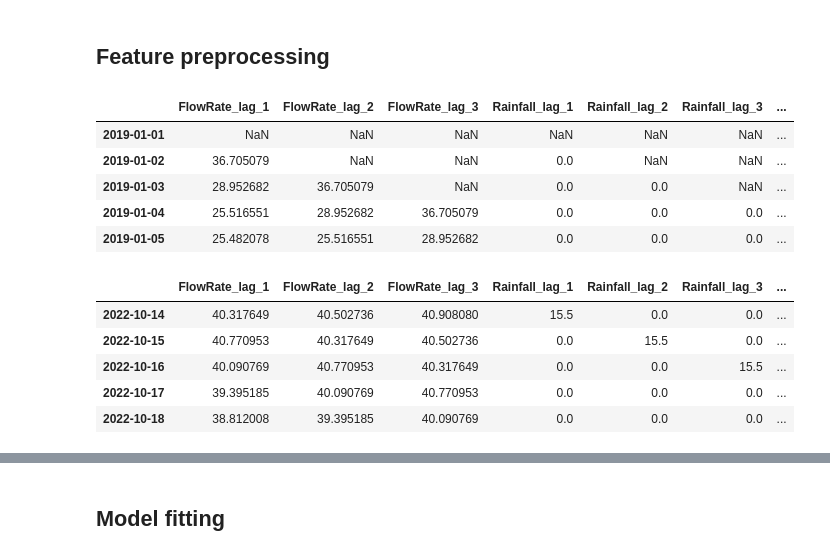
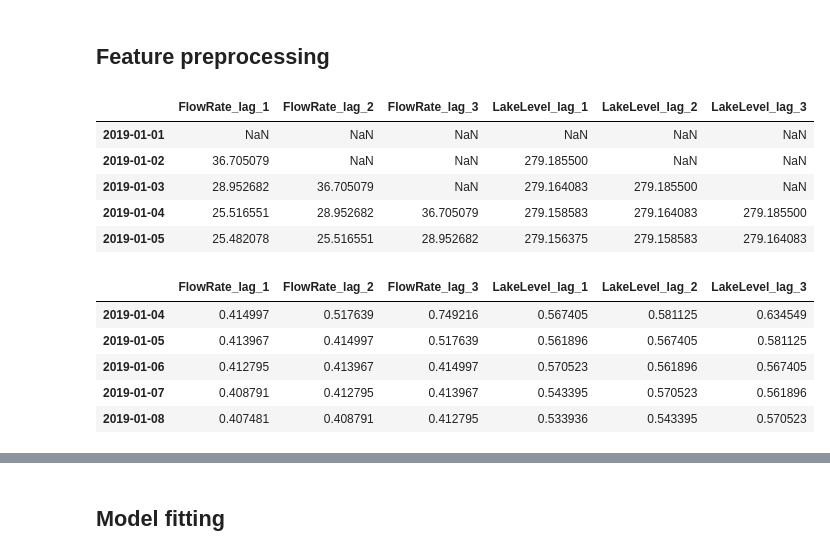
Before and after one commit to chrisgjarrett/kaituna-model, a Jupyter notebook: kaituna-flow-predictions-gate-level-classification.ipynb, the cells around one changed output, grey strips where cells are left out. Saved outputs shown, nothing was run; the diff lists cells and outputs as text; code cells hidden in the pictures.

Commit message:
Kaggle Notebook | Kaituna Flow Predictions Flowrate Classification | Version 12

```diff
--- a/kaituna-flow-predictions-gate-level-classification.ipynb
+++ b/kaituna-flow-predictions-gate-level-classification.ipynb
@@ -253,3 +273,6 @@ class ColumnDropperTransformer():
+# %%
+def round_to_nearest_n(data, rounding_level):
+    return rounding_level * round(data / rounding_level)
 # %% [markdown]
 # Preliminary Data Transforms
 # %%
@@ -277,8 +300,9 @@ memory usage: 1.8 MB
 kaituna_data["AverageGate"] = kaituna_data[["Gate1", "Gate2", "Gate3"]].mean(axis=1)
 
 # Average gate, rounded to the nearest 100
-rounding_level = 100
-kaituna_data["AverageGateOrdinal"] = rounding_level * round(kaituna_data["AverageGate"] / rounding_level)
+gate_resolution_level = 100
+kaituna_data["AverageGateOrdinal"] = round_to_nearest_n(kaituna_data["AverageGate"], gate_resolution_level)
+
 
 # Extract hour, day, month, year from TimeStamp
 kaituna_data["Hour"] = kaituna_data.index.hour
@@ -614,48 +741,35 @@ n_lags = 3
 # for the lake level and rainfall data
 preprocessor = ColumnTransformer(
     transformers=[
-        #("month_sin", sin_transformer(12), ["Month"]),
-        #("month_cos", cos_transformer(12), ["Month"]),
-        #("weekday_sin", sin_transformer(7), ["DayOfWeek"]),
-        #("weekday_cos", cos_transformer(7), ["DayOfWeek"]),
-        #("hour_sin", sin_transformer(24), ["Hour"]),
-        #("hour_cos", cos_transformer(24), ["Hour"]),
         ("target_lags", make_lags_transformer(n_lags), ["FlowRate"]),
-        ("rainfall_lags", make_lags_transformer(n_lags), ["Rainfall"]),
+        #("rainfall_lags", make_lags_transformer(n_lags), ["Rainfall"]),
         ("lakelevel_lags", make_lags_transformer(n_lags), ["LakeLevel"])
     ],
 )
 # %%
 X_preprocessed = preprocessor.fit_transform(X_daily)
 
 # Get column names
 column_prefixes = [
     "FlowRate",
-    "Rainfall",
+    #"Rainfall",
     "LakeLevel"]
 column_names = []
 for column_prefix in column_prefixes:
     temp_list = [column_prefix + "_lag_{}".format(i) for i in range(1,n_lags + 1)]
     column_names.extend(temp_list)
 
 # Create data frame
-X_residuals = pd.DataFrame(X_preprocessed, columns=column_names, index=X_daily.index)
+X_nonseasonal_features = pd.DataFrame(X_preprocessed, columns=column_names, index=X_daily.index)
 
-display(X_residuals.head())
-display(X_residuals.tail())
+display(X_nonseasonal_features.head())
 # %% [output]
-|  | FlowRate_lag_1 | FlowRate_lag_2 | FlowRate_lag_3 | Rainfall_lag_1 | Rainfall_lag_2 | Rainfall_lag_3 | ... |
-| 2019-01-01 | NaN | NaN | NaN | NaN | NaN | NaN | ... |
-| 2019-01-02 | 36.705079 | NaN | NaN | 0.0 | NaN | NaN | ... |
-| 2019-01-03 | 28.952682 | 36.705079 | NaN | 0.0 | 0.0 | NaN | ... |
-| 2019-01-04 | 25.516551 | 28.952682 | 36.705079 | 0.0 | 0.0 | 0.0 | ... |
-| 2019-01-05 | 25.482078 | 25.516551 | 28.952682 | 0.0 | 0.0 | 0.0 | ... |
+|  | FlowRate_lag_1 | FlowRate_lag_2 | FlowRate_lag_3 | LakeLevel_lag_1 | LakeLevel_lag_2 | LakeLevel_lag_3 |
+| 2019-01-01 | NaN | NaN | NaN | NaN | NaN | NaN |
+| 2019-01-02 | 36.705079 | NaN | NaN | 279.185500 | NaN | NaN |
+| 2019-01-03 | 28.952682 | 36.705079 | NaN | 279.164083 | 279.185500 | NaN |
+| 2019-01-04 | 25.516551 | 28.952682 | 36.705079 | 279.158583 | 279.164083 | 279.185500 |
+| 2019-01-05 | 25.482078 | 25.516551 | 28.952682 | 279.156375 | 279.158583 | 279.164083 |
-|  | FlowRate_lag_1 | FlowRate_lag_2 | FlowRate_lag_3 | Rainfall_lag_1 | Rainfall_lag_2 | Rainfall_lag_3 | ... |
-| 2022-10-14 | 40.317649 | 40.502736 | 40.908080 | 15.5 | 0.0 | 0.0 | ... |
-| 2022-10-15 | 40.770953 | 40.317649 | 40.502736 | 0.0 | 15.5 | 0.0 | ... |
-| 2022-10-16 | 40.090769 | 40.770953 | 40.317649 | 0.0 | 0.0 | 15.5 | ... |
-| 2022-10-17 | 39.395185 | 40.090769 | 40.770953 | 0.0 | 0.0 | 0.0 | ... |
-| 2022-10-18 | 38.812008 | 39.395185 | 40.090769 | 0.0 | 0.0 | 0.0 | ... |
 # %%
 # Create multi-step output for a 3 day forecast
 target_column="FlowRate"
@@ -675,0 +788,19 @@ y, X_residuals = y.align(X_residuals, join='inner', axis=0)
+# %%
+# Standardise the X_residuals frame
+
+# Define min max scaler
+scaler = MinMaxScaler()
+
+# transform data
+X_nonseasonal_features = pd.DataFrame(scaler.fit_transform(X_nonseasonal_features),
+                           columns = X_nonseasonal_features.columns,
+                           index = X_nonseasonal_features.index)
+
+X_nonseasonal_features.head()
+# %% [output]
+|  | FlowRate_lag_1 | FlowRate_lag_2 | FlowRate_lag_3 | LakeLevel_lag_1 | LakeLevel_lag_2 | LakeLevel_lag_3 |
+| 2019-01-04 | 0.414997 | 0.517639 | 0.749216 | 0.567405 | 0.581125 | 0.634549 |
+| 2019-01-05 | 0.413967 | 0.414997 | 0.517639 | 0.561896 | 0.567405 | 0.581125 |
+| 2019-01-06 | 0.412795 | 0.413967 | 0.414997 | 0.570523 | 0.561896 | 0.567405 |
+| 2019-01-07 | 0.408791 | 0.412795 | 0.413967 | 0.543395 | 0.570523 | 0.561896 |
+| 2019-01-08 | 0.407481 | 0.408791 | 0.412795 | 0.533936 | 0.543395 | 0.570523 |
```
Also changed, not shown: parts of 27 cells of this notebook.
